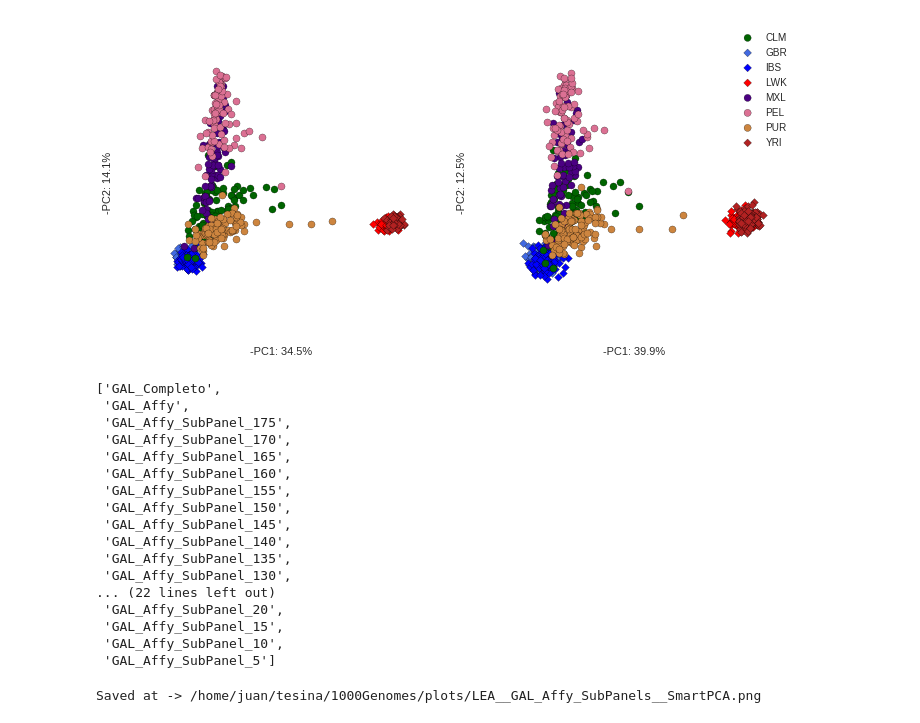
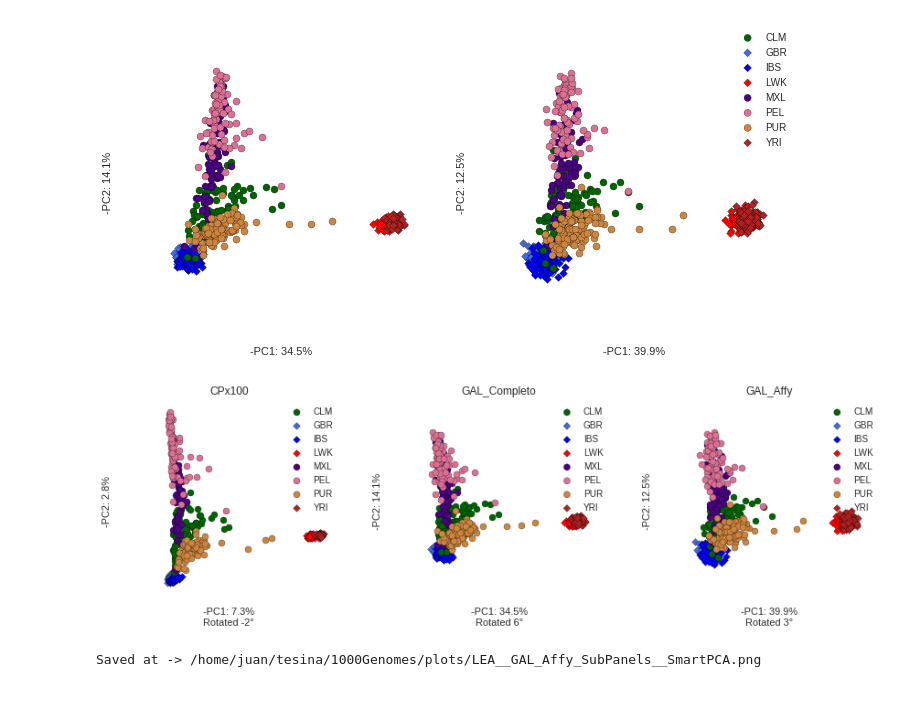
Before and after one commit to jmberros/ancestrator, a Jupyter notebook: PCA.ipynb, the cells around one changed output. Drawn from its saved outputs; the diff is of its cells as text; code cells hidden in the pictures.

Commit message:
plots on ancestry diffs

```diff
--- a/PCA.ipynb
+++ b/PCA.ipynb
@@ -50,26 +50,15 @@ for implementation in implementations:
 # %% [output]
 Saved at -> /home/juan/tesina/charts/PCAs/LEA__GAL_Completo__vs__GAL_Affy__SmartPCA.png
 [figure]
-# %%
-all_gal_panels()
-# %% [output]
-['GAL_Completo',
- 'GAL_Affy',
- 'GAL_Affy_SubPanel_175',
- 'GAL_Affy_SubPanel_170',
- 'GAL_Affy_SubPanel_165',
- 'GAL_Affy_SubPanel_160',
- 'GAL_Affy_SubPanel_155',
- 'GAL_Affy_SubPanel_150',
- 'GAL_Affy_SubPanel_145',
- 'GAL_Affy_SubPanel_140',
- 'GAL_Affy_SubPanel_135',
- 'GAL_Affy_SubPanel_130',
-... (22 lines left out)
- 'GAL_Affy_SubPanel_20',
- 'GAL_Affy_SubPanel_15',
- 'GAL_Affy_SubPanel_10',
- 'GAL_Affy_SubPanel_5']
+# %%
+fig, axes = plt.subplots(nrows=1, ncols=3, figsize=(15, 4))
+axes = list(axes)
+
+for panel_label in ['CPx100', 'GAL_Completo', 'GAL_Affy']:
+    ax = Dataset('1000Genomes', 'LEA', panel_label).pca().plot(ax=axes.pop(0), rotate=True)
+    ax.set_title(panel_label)
+# %% [output]
+[figure, added]
 # %%
 sns.set_context('notebook', font_scale=2.5)
 sns.set_style('white')
```
